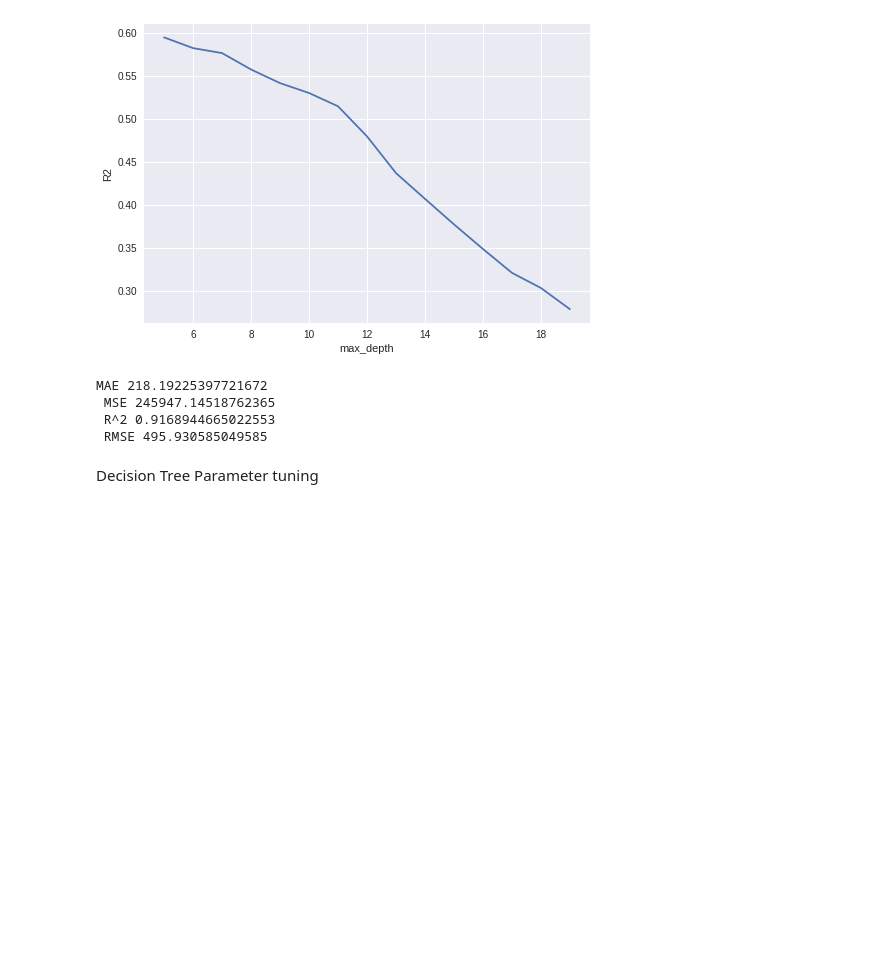
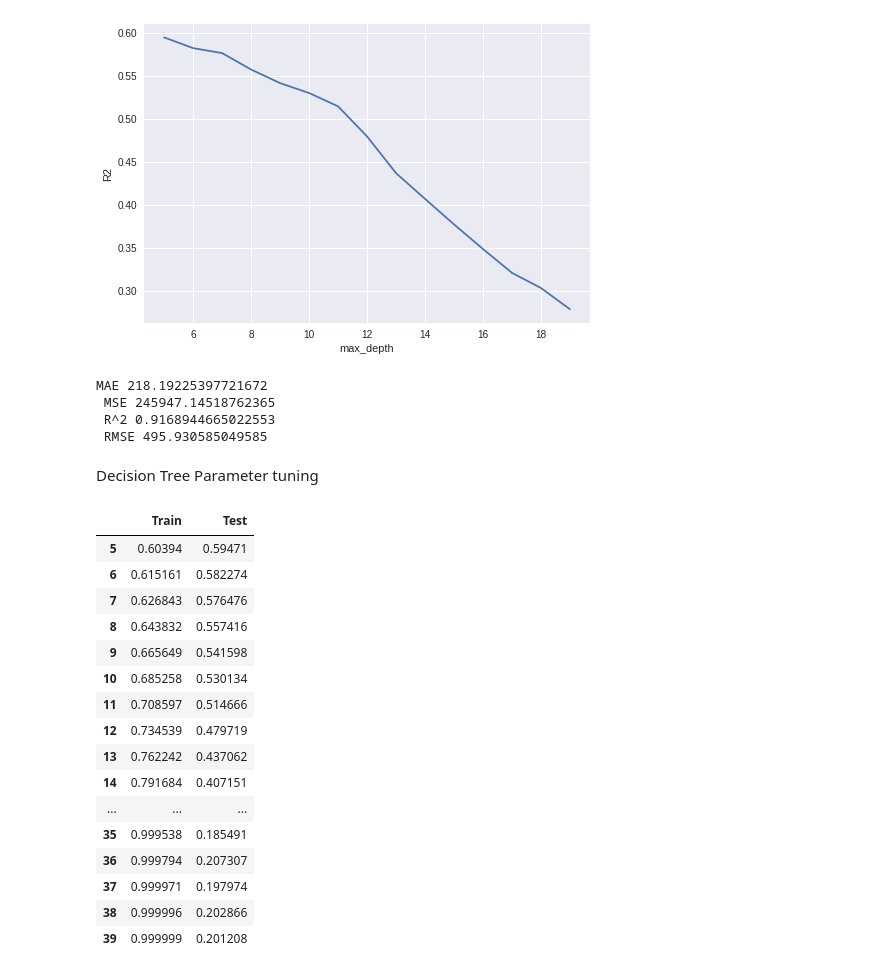
Before and after one commit to robsworld718/food-sales-predictions, a Jupyter notebook: Copy_of_food_sales_predictions.ipynb, the cells around one changed output. Drawn from its saved outputs; the diff is of its cells as text; code cells hidden in the pictures; blank space fills up the shorter version.

```diff
--- a/Copy_of_food_sales_predictions.ipynb
+++ b/Copy_of_food_sales_predictions.ipynb
@@ -885,0 +894,20 @@ for depth in max_depth_range:
+# %%
+scores
+# %% [output]
+|  | Train | Test |
+| 5 | 0.60394 | 0.59471 |
+| 6 | 0.615161 | 0.582274 |
+| 7 | 0.626843 | 0.576476 |
+| 8 | 0.643832 | 0.557416 |
+| 9 | 0.665649 | 0.541598 |
+| 10 | 0.685258 | 0.530134 |
+| 11 | 0.708597 | 0.514666 |
+| 12 | 0.734539 | 0.479719 |
+| 13 | 0.762242 | 0.437062 |
+| 14 | 0.791684 | 0.407151 |
+| ... | ... | ... |
+| 35 | 0.999538 | 0.185491 |
+| 36 | 0.999794 | 0.207307 |
+| 37 | 0.999971 | 0.197974 |
+| 38 | 0.999996 | 0.202866 |
+| 39 | 0.999999 | 0.201208 |
```
Also changed, not shown: parts of 16 cells of this notebook.
